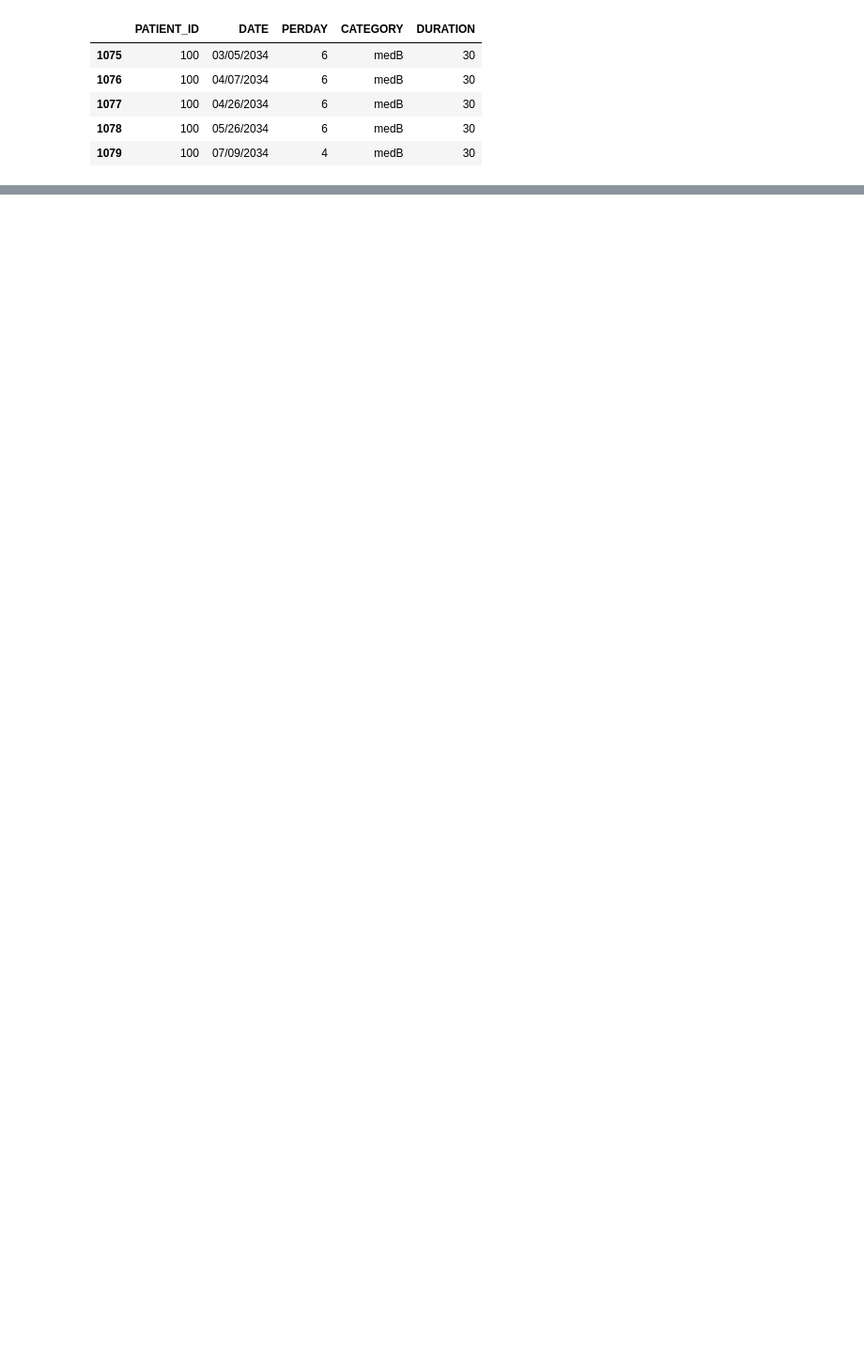
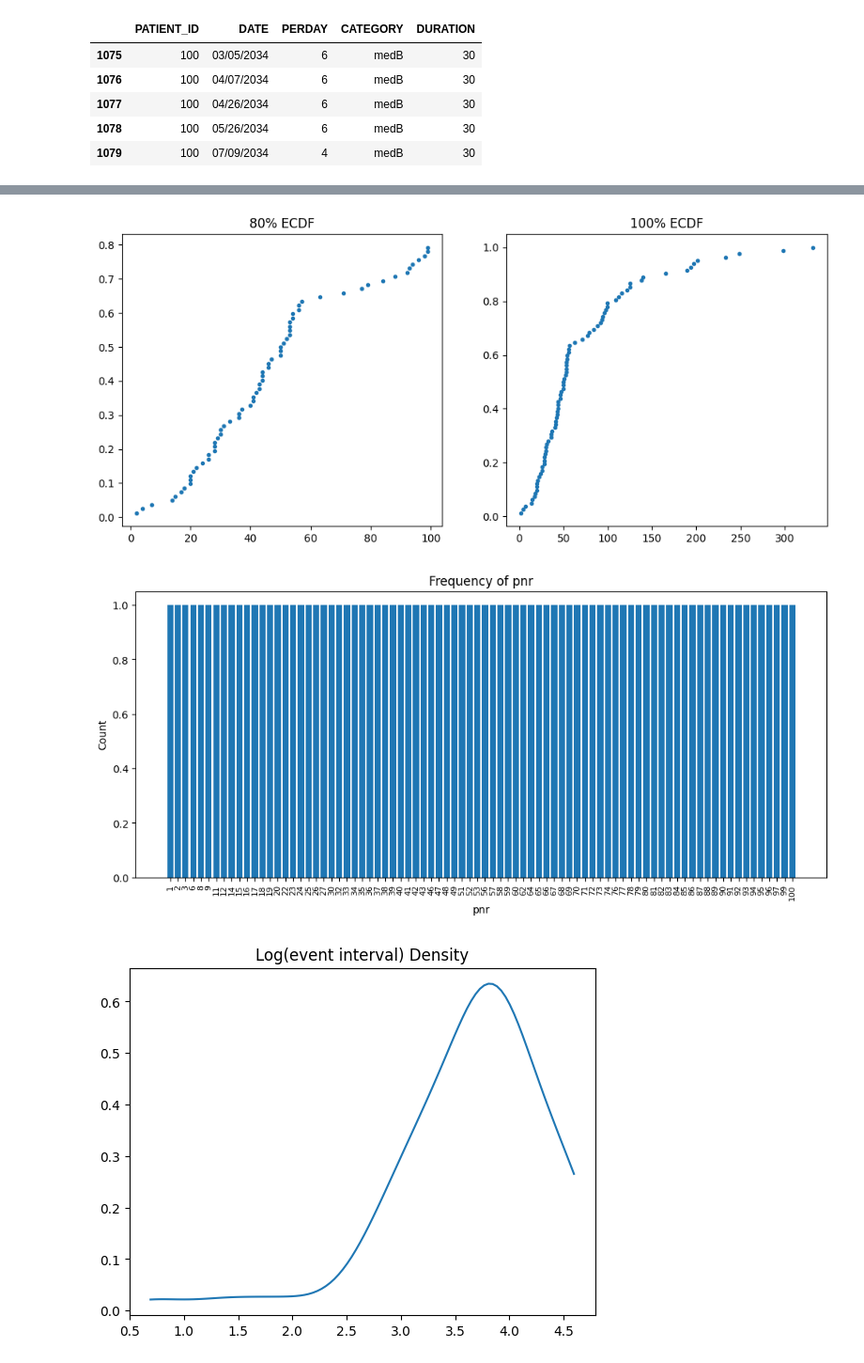
Before and after one commit to Despee2k/SEE_PY, a Jupyter notebook: implementation.ipynb, the cells around one changed output, grey strips where cells are left out. Shown at 94% size. Saved outputs shown, nothing was run; the diff lists cells and outputs as text; code cells hidden in the pictures; blank space fills up the shorter version.

```diff
--- a/implementation.ipynb
+++ b/implementation.ipynb
@@ -205,0 +365,7 @@ Optimal number of clusters (via silhouette): 2
+# %%
+medA = see_hierarchal("medB", sessa_df)
+see_assumption(medA)
+# %% [output]
+[figure, added]
+[figure, added]
+[figure, added]
```
Also changed, not shown: parts of 23 cells of this notebook, 1 other file.
